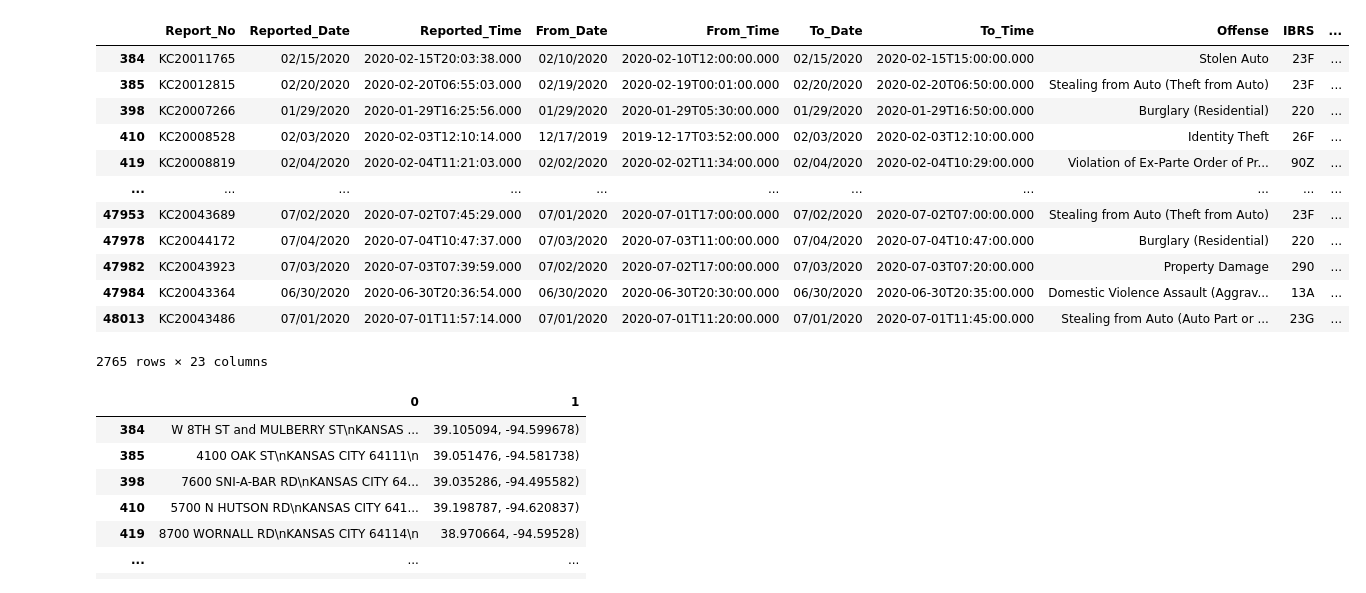
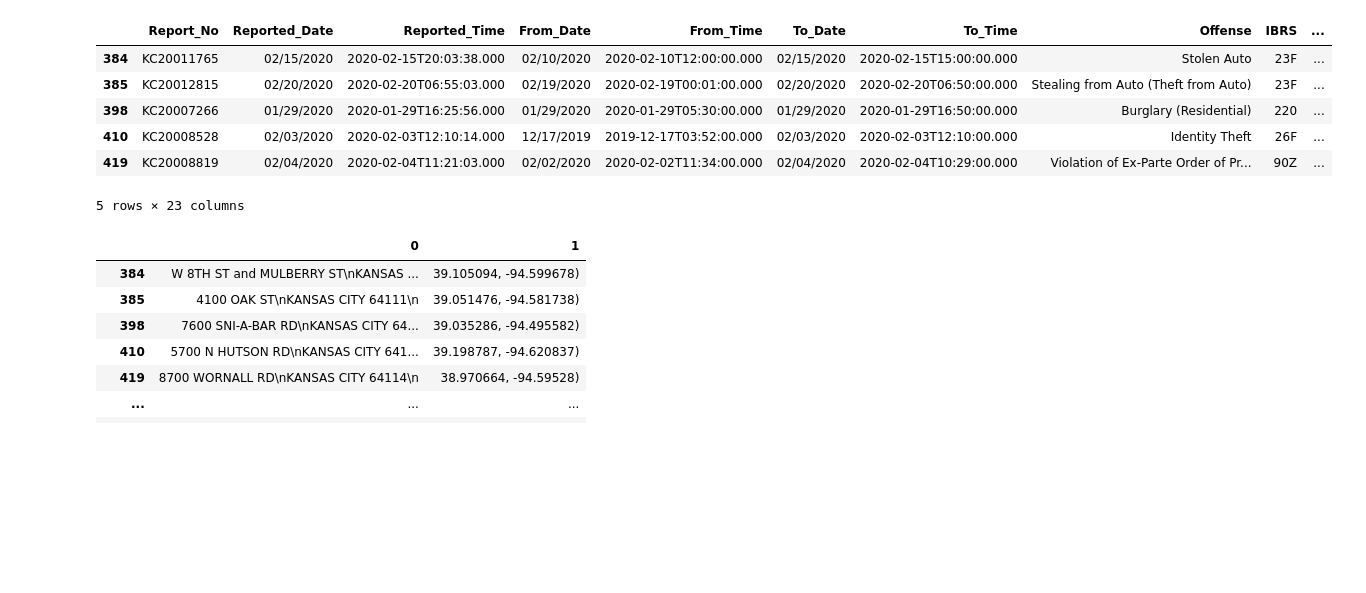
Before and after one commit to CecilyGriffin/CrimeVSCOVID-KC, a Jupyter notebook: crime - Heatmap.ipynb, the cells around one changed output. Saved outputs shown, nothing was run; the diff lists cells and outputs as text; code cells hidden in the pictures; blank space fills up the shorter version.

```diff
--- a/crime - Heatmap.ipynb
+++ b/crime - Heatmap.ipynb
@@ -10,22 +10,15 @@ gmaps.configure(api_key=gkey)
 # %%
 crime_df = pd.read_csv('Resources/KCPD_Crime_Data.csv')
 crime_df.dropna(inplace = True)
-crime_df.dropna()
-crime_df
+crime_df.head()
 # %% [output]
 |  | Report_No | Reported_Date | Reported_Time | From_Date | From_Time | To_Date | To_Time | Offense | IBRS | ... |
 | 384 | KC20011765 | 02/15/2020 | 2020-02-15T20:03:38.000 | 02/10/2020 | 2020-02-10T12:00:00.000 | 02/15/2020 | 2020-02-15T15:00:00.000 | Stolen Auto | 23F | ... |
 | 385 | KC20012815 | 02/20/2020 | 2020-02-20T06:55:03.000 | 02/19/2020 | 2020-02-19T00:01:00.000 | 02/20/2020 | 2020-02-20T06:50:00.000 | Stealing from Auto (Theft from Auto) | 23F | ... |
 | 398 | KC20007266 | 01/29/2020 | 2020-01-29T16:25:56.000 | 01/29/2020 | 2020-01-29T05:30:00.000 | 01/29/2020 | 2020-01-29T16:50:00.000 | Burglary (Residential) | 220 | ... |
 | 410 | KC20008528 | 02/03/2020 | 2020-02-03T12:10:14.000 | 12/17/2019 | 2019-12-17T03:52:00.000 | 02/03/2020 | 2020-02-03T12:10:00.000 | Identity Theft | 26F | ... |
 | 419 | KC20008819 | 02/04/2020 | 2020-02-04T11:21:03.000 | 02/02/2020 | 2020-02-02T11:34:00.000 | 02/04/2020 | 2020-02-04T10:29:00.000 | Violation of Ex-Parte Order of Pr... | 90Z | ... |
-| ... | ... | ... | ... | ... | ... | ... | ... | ... | ... | ... |
-| 47953 | KC20043689 | 07/02/2020 | 2020-07-02T07:45:29.000 | 07/01/2020 | 2020-07-01T17:00:00.000 | 07/02/2020 | 2020-07-02T07:00:00.000 | Stealing from Auto (Theft from Auto) | 23F | ... |
-| 47978 | KC20044172 | 07/04/2020 | 2020-07-04T10:47:37.000 | 07/03/2020 | 2020-07-03T11:00:00.000 | 07/04/2020 | 2020-07-04T10:47:00.000 | Burglary (Residential) | 220 | ... |
-| 47982 | KC20043923 | 07/03/2020 | 2020-07-03T07:39:59.000 | 07/02/2020 | 2020-07-02T17:00:00.000 | 07/03/2020 | 2020-07-03T07:20:00.000 | Property Damage | 290 | ... |
-| 47984 | KC20043364 | 06/30/2020 | 2020-06-30T20:36:54.000 | 06/30/2020 | 2020-06-30T20:30:00.000 | 06/30/2020 | 2020-06-30T20:35:00.000 | Domestic Violence Assault (Aggrav... | 13A | ... |
-| 48013 | KC20043486 | 07/01/2020 | 2020-07-01T11:57:14.000 | 07/01/2020 | 2020-07-01T11:20:00.000 | 07/01/2020 | 2020-07-01T11:45:00.000 | Stealing from Auto (Auto Part or ... | 23G | ... |
-2765 rows × 23 columns
+5 rows × 23 columns
 # %%
 location = crime_df["Location"]= crime_df["Location"].str.split("(", n = 1, expand = True)
 
```
Also changed, not shown: parts of 1 cell of this notebook, 13 other files.
